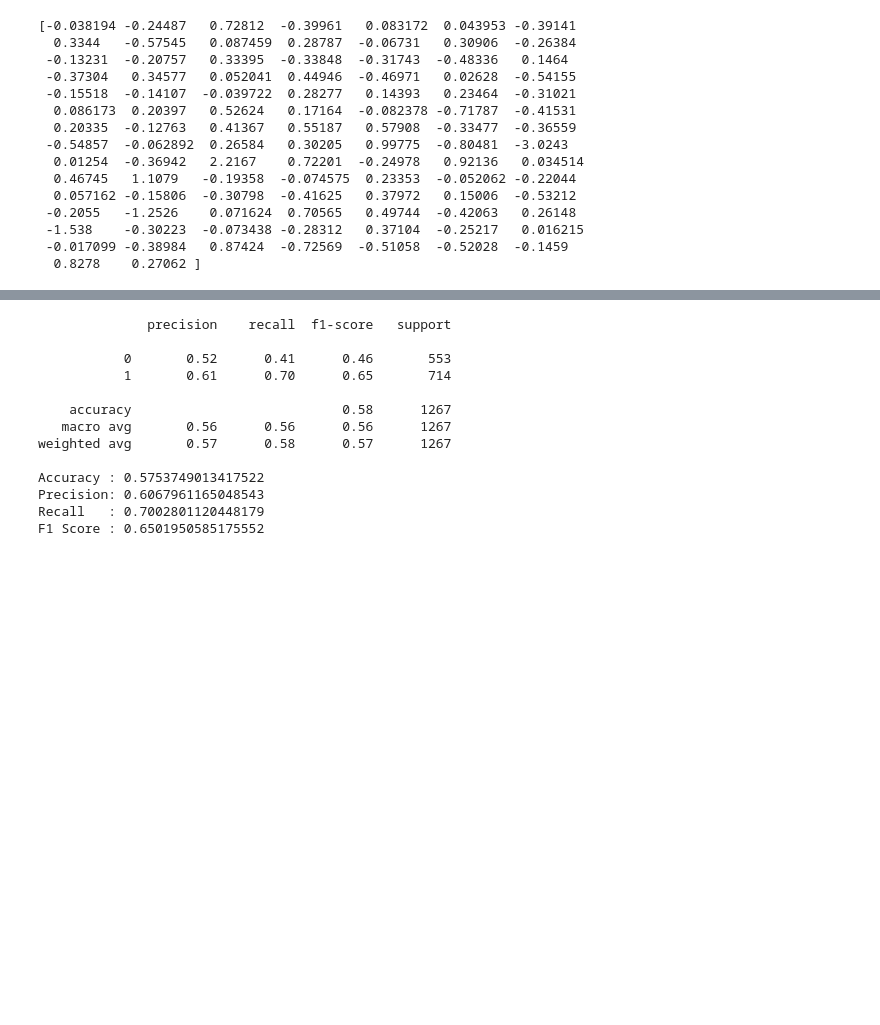
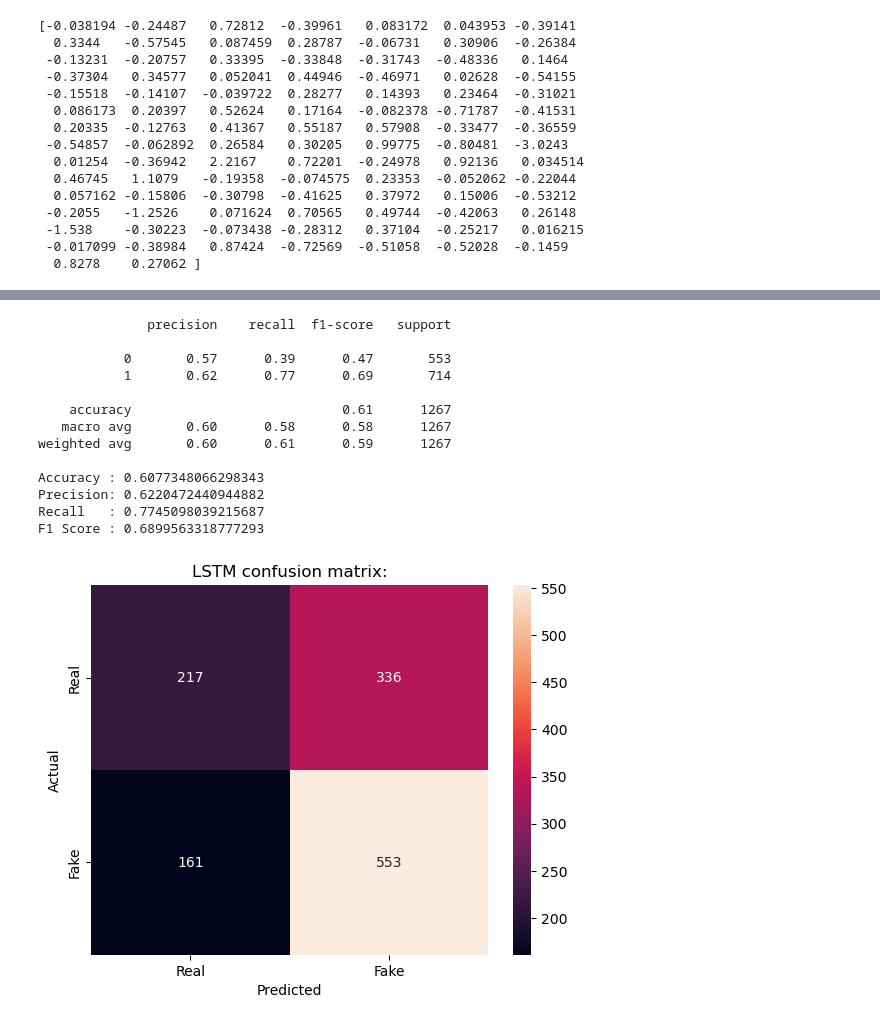
Before and after one commit to Ayush130303/FakenewsDetection, a Jupyter notebook: fakenew.ipynb, the cells around one changed output, grey strips where cells are left out. Saved outputs shown, nothing was run; the diff lists cells and outputs as text; code cells hidden in the pictures; blank space fills up the shorter version.

```diff
--- a/fakenew.ipynb
+++ b/fakenew.ipynb
@@ -266,25 +265,40 @@ Test Accuracy: 0.5753749012947083
 # %%
+import seaborn as sns
 accuracy=accuracy_score(y_test,y_pred)
 precision=precision_score(y_test,y_pred)
 recall=recall_score(y_test,y_pred)
 f1=f1_score(y_test,y_pred)
+cn_m = confusion_matrix(y_test,y_pred)
 print(classification_report(y_test,y_pred))
+
 
 print(f"Accuracy : {accuracy}")
 print(f"Precision: {precision}")
 print(f"Recall   : {recall}")
 print(f"F1 Score : {f1}")
+
+plt.figure()
+sns.heatmap(cn_m, annot=True, fmt="d",
+            xticklabels=["Real","Fake"],
+            yticklabels=["Real","Fake"])
+plt.xlabel("Predicted")
+plt.ylabel("Actual")
+
+
+plt.title("LSTM confusion matrix:")
+plt.show()
 # %% [output]
               precision    recall  f1-score   support
 
-           0       0.52      0.41      0.46       553
-           1       0.61      0.70      0.65       714
+           0       0.57      0.39      0.47       553
+           1       0.62      0.77      0.69       714
 
-    accuracy                           0.58      1267
-   macro avg       0.56      0.56      0.56      1267
-weighted avg       0.57      0.58      0.57      1267
+    accuracy                           0.61      1267
+   macro avg       0.60      0.58      0.58      1267
+weighted avg       0.60      0.61      0.59      1267
 
-Accuracy : 0.5753749013417522
-Precision: 0.6067961165048543
-Recall   : 0.7002801120448179
-F1 Score : 0.6501950585175552
+Accuracy : 0.6077348066298343
+Precision: 0.6220472440944882
+Recall   : 0.7745098039215687
+F1 Score : 0.6899563318777293
+[figure, added]
```
Also changed, not shown: parts of 5 cells of this notebook.
